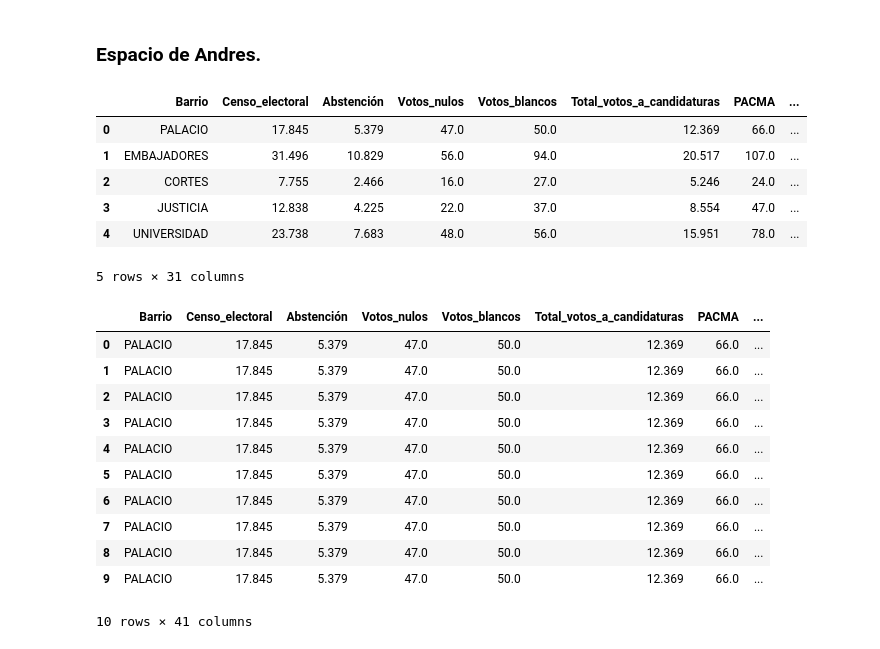
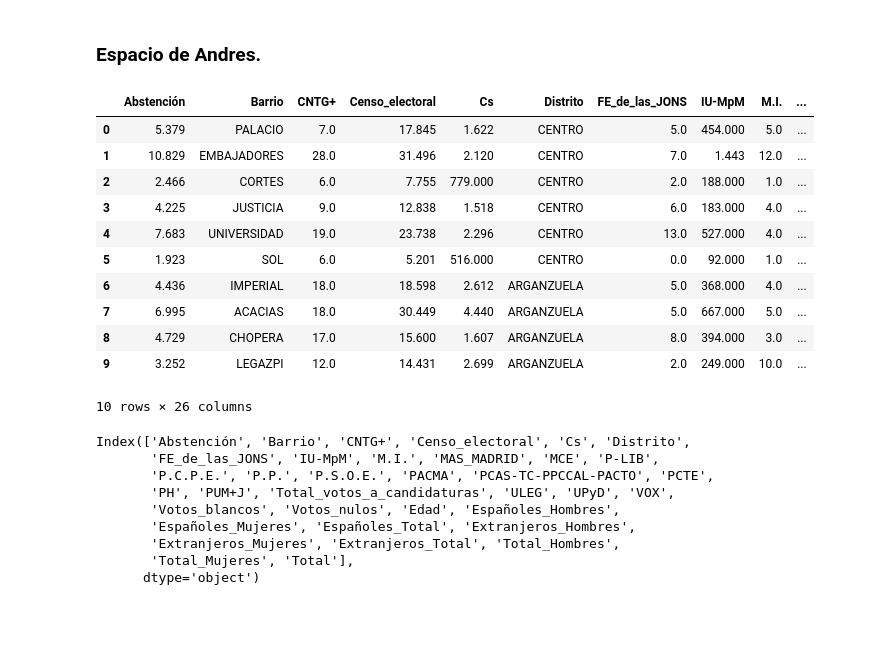
Before and after one commit to InmaLatorre/G3_ProyectoPython, a Jupyter notebook: MAIN.ipynb, the cells around one changed output. Cells and saved outputs as stored; diff of their text form; code cells hidden in the pictures; blank space fills up the shorter version.

```diff
--- a/MAIN.ipynb
+++ b/MAIN.ipynb
@@ -49,16 +49,12 @@ for file in files:
 
     tables.append(tmp_table)
 
-# for i in tables:
-#     print(i.Distrito)
-#     print(i.columns)
 
 # # Se concatenan las 21 tablas en una sola
 main_table_elecciones = pd.concat(tables, sort=True)
-main_table_elecciones
-# # Se unifica el index para toda la tabla
-# main_table_elecciones.reset_index(drop=True, inplace=True)
-# main_table_elecciones
+# Se unifica el index para toda la tabla
+main_table_elecciones.reset_index(drop=True, inplace=True)
+main_table_elecciones[['Distrito', 'Barrio','P.S.O.E.']]
 
 
 # Pendientes
@@ -148,34 +166,36 @@ print(vector_districos_padron)
 ### Espacio de Andres.
 # %%
 # Arreglo formato columnas
+import numpy as np
+import seaborn as sns
+import matplotlib.pyplot as plt
 
-main_table_elecciones.head()
+main_table_elecciones.head(10)
 # %% [output]
-|  | Barrio | Censo_electoral | Abstención | Votos_nulos | Votos_blancos | Total_votos_a_candidaturas | PACMA | ... |
-| 0 | PALACIO | 17.845 | 5.379 | 47.0 | 50.0 | 12.369 | 66.0 | ... |
-| 1 | EMBAJADORES | 31.496 | 10.829 | 56.0 | 94.0 | 20.517 | 107.0 | ... |
-| 2 | CORTES | 7.755 | 2.466 | 16.0 | 27.0 | 5.246 | 24.0 | ... |
-| 3 | JUSTICIA | 12.838 | 4.225 | 22.0 | 37.0 | 8.554 | 47.0 | ... |
-| 4 | UNIVERSIDAD | 23.738 | 7.683 | 48.0 | 56.0 | 15.951 | 78.0 | ... |
+|  | Abstención | Barrio | CNTG+ | Censo_electoral | Cs | Distrito | FE_de_las_JONS | IU-MpM | M.I. | ... |
+| 0 | 5.379 | PALACIO | 7.0 | 17.845 | 1.622 | CENTRO | 5.0 | 454.000 | 5.0 | ... |
+| 1 | 10.829 | EMBAJADORES | 28.0 | 31.496 | 2.120 | CENTRO | 7.0 | 1.443 | 12.0 | ... |
+| 2 | 2.466 | CORTES | 6.0 | 7.755 | 779.000 | CENTRO | 2.0 | 188.000 | 1.0 | ... |
+| 3 | 4.225 | JUSTICIA | 9.0 | 12.838 | 1.518 | CENTRO | 6.0 | 183.000 | 4.0 | ... |
+| 4 | 7.683 | UNIVERSIDAD | 19.0 | 23.738 | 2.296 | CENTRO | 13.0 | 527.000 | 4.0 | ... |
+| 5 | 1.923 | SOL | 6.0 | 5.201 | 516.000 | CENTRO | 0.0 | 92.000 | 1.0 | ... |
+| 6 | 4.436 | IMPERIAL | 18.0 | 18.598 | 2.612 | ARGANZUELA | 5.0 | 368.000 | 4.0 | ... |
+| 7 | 6.995 | ACACIAS | 18.0 | 30.449 | 4.440 | ARGANZUELA | 5.0 | 667.000 | 5.0 | ... |
+| 8 | 4.729 | CHOPERA | 17.0 | 15.600 | 1.607 | ARGANZUELA | 8.0 | 394.000 | 3.0 | ... |
+| 9 | 3.252 | LEGAZPI | 12.0 | 14.431 | 2.699 | ARGANZUELA | 2.0 | 249.000 | 10.0 | ... |
-5 rows × 31 columns
+10 rows × 26 columns
 # %%
-# intersección de tablas por la columna DISTRITO
-
-
-
-
-# work_table = main_table_elecciones.merge(main_table_padron, on=["Distrito", "Barrio"])
+# intersección de tablas por la columna Distrito y Barrio
+work_table = main_table_elecciones.merge(main_table_padron, on=["Distrito", "Barrio"])
 # work_table.head(10)
+work_table.columns
 # %% [output]
-|  | Barrio | Censo_electoral | Abstención | Votos_nulos | Votos_blancos | Total_votos_a_candidaturas | PACMA | ... |
-| 0 | PALACIO | 17.845 | 5.379 | 47.0 | 50.0 | 12.369 | 66.0 | ... |
-| 1 | PALACIO | 17.845 | 5.379 | 47.0 | 50.0 | 12.369 | 66.0 | ... |
-| 2 | PALACIO | 17.845 | 5.379 | 47.0 | 50.0 | 12.369 | 66.0 | ... |
-| 3 | PALACIO | 17.845 | 5.379 | 47.0 | 50.0 | 12.369 | 66.0 | ... |
-| 4 | PALACIO | 17.845 | 5.379 | 47.0 | 50.0 | 12.369 | 66.0 | ... |
-| 5 | PALACIO | 17.845 | 5.379 | 47.0 | 50.0 | 12.369 | 66.0 | ... |
-| 6 | PALACIO | 17.845 | 5.379 | 47.0 | 50.0 | 12.369 | 66.0 | ... |
-| 7 | PALACIO | 17.845 | 5.379 | 47.0 | 50.0 | 12.369 | 66.0 | ... |
-| 8 | PALACIO | 17.845 | 5.379 | 47.0 | 50.0 | 12.369 | 66.0 | ... |
-| 9 | PALACIO | 17.845 | 5.379 | 47.0 | 50.0 | 12.369 | 66.0 | ... |
-10 rows × 41 columns
+Index(['Abstención', 'Barrio', 'CNTG+', 'Censo_electoral', 'Cs', 'Distrito',
+       'FE_de_las_JONS', 'IU-MpM', 'M.I.', 'MAS_MADRID', 'MCE', 'P-LIB',
+       'P.C.P.E.', 'P.P.', 'P.S.O.E.', 'PACMA', 'PCAS-TC-PPCCAL-PACTO', 'PCTE',
+       'PH', 'PUM+J', 'Total_votos_a_candidaturas', 'ULEG', 'UPyD', 'VOX',
+       'Votos_blancos', 'Votos_nulos', 'Edad', 'Españoles_Hombres',
+       'Españoles_Mujeres', 'Españoles_Total', 'Extranjeros_Hombres',
+       'Extranjeros_Mujeres', 'Extranjeros_Total', 'Total_Hombres',
+       'Total_Mujeres', 'Total'],
+      dtype='object')
```
Also changed, not shown: parts of 6 cells of this notebook.
